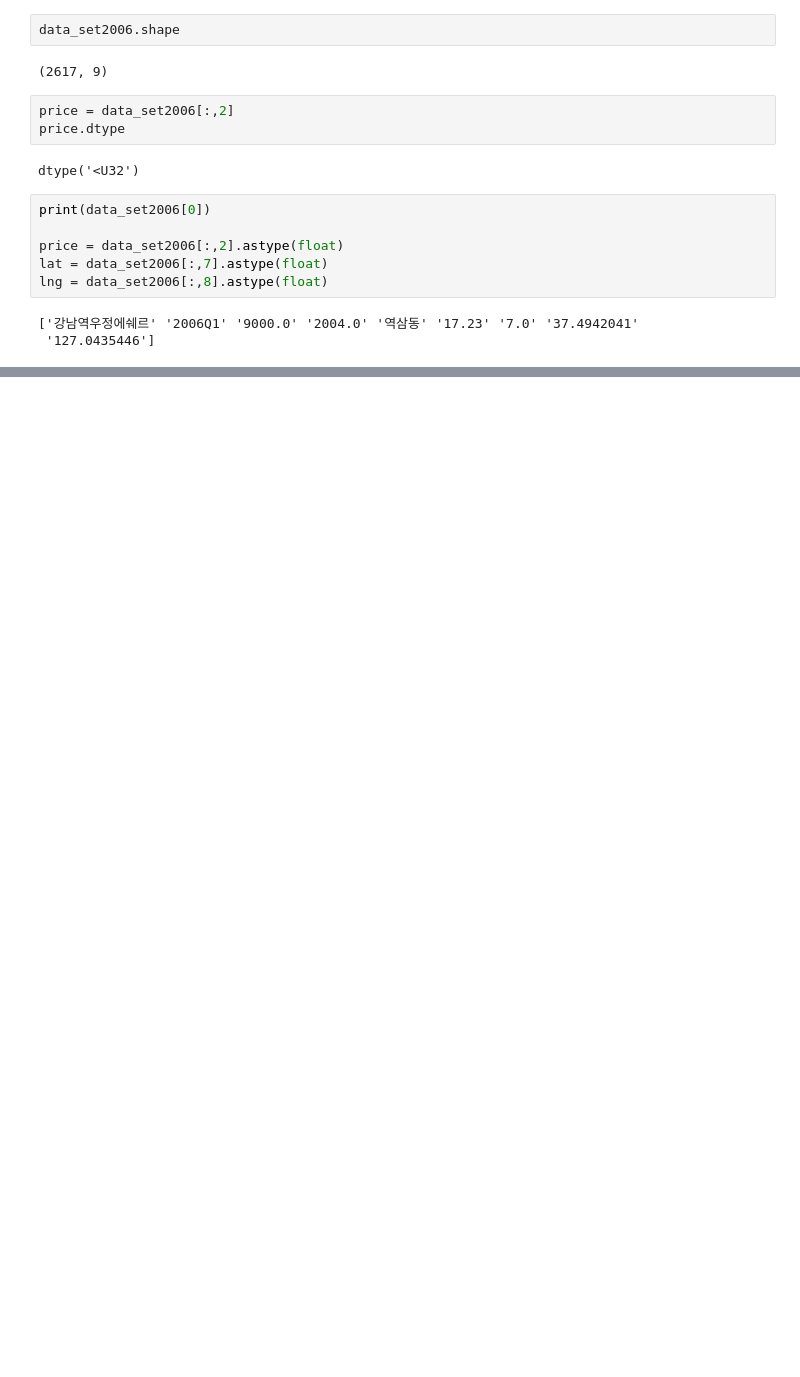
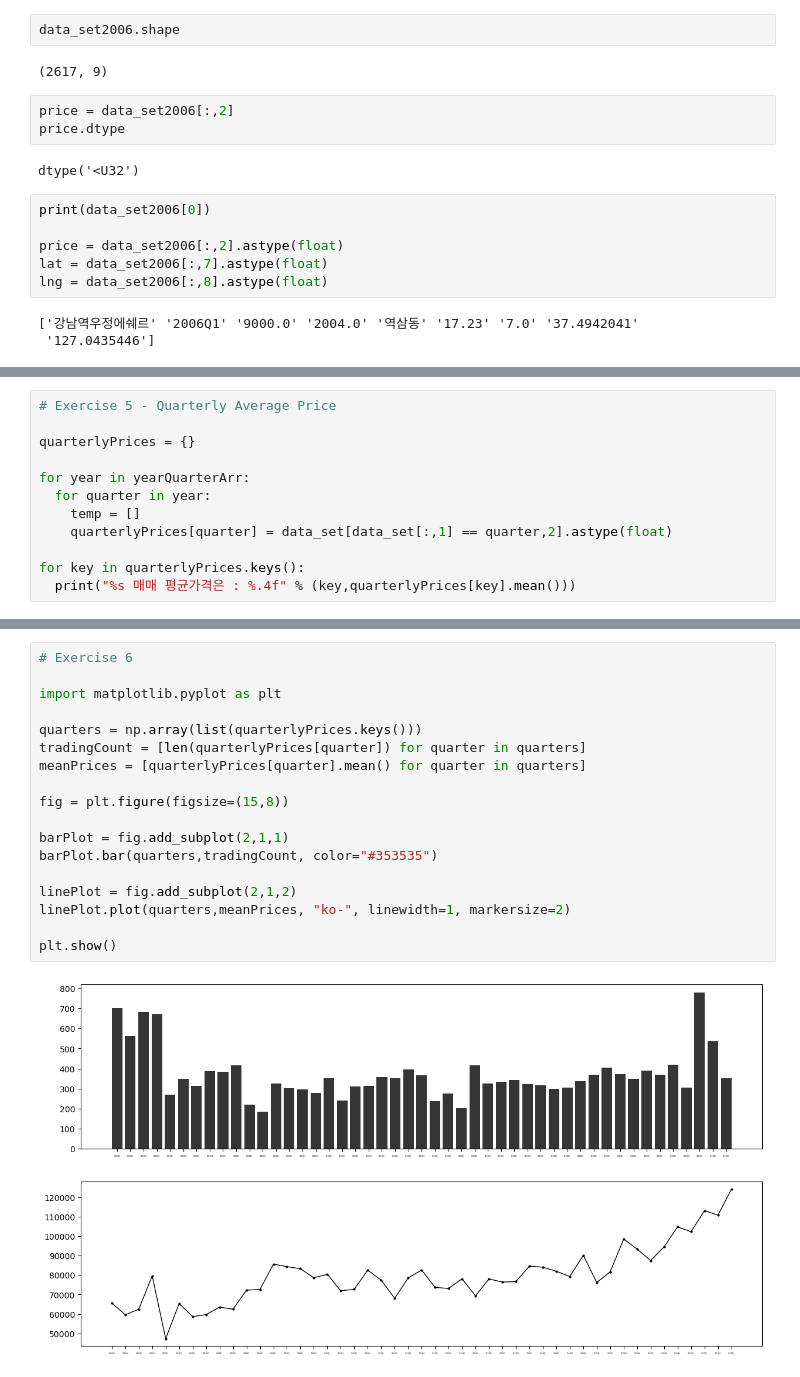
Before and after one commit to Jangmyun/Study, a Jupyter notebook: introduction_to_ai/exercise/22000771_week02.ipynb, the cells around one changed output, grey strips where cells are left out. Saved outputs shown, nothing was run; the diff lists cells and outputs as text; blank space fills up the shorter version.

Commit message:
exercise 1-6

```diff
--- a/introduction_to_ai/exercise/22000771_week02.ipynb
+++ b/introduction_to_ai/exercise/22000771_week02.ipynb
@@ -109,0 +141,12 @@ SyntaxError: invalid syntax (1031854054.py, line 7)
+# %%
+# Exercise 5 - Quarterly Average Price
+
+quarterlyPrices = {}
+
+for year in yearQuarterArr:
+  for quarter in year:
+    temp = []
+    quarterlyPrices[quarter] = data_set[data_set[:,1] == quarter,2].astype(float)
+
+for key in quarterlyPrices.keys():
+  print("%s 매매 평균가격은 : %.4f" % (key,quarterlyPrices[key].mean()))
@@ -109,0 +171,20 @@ SyntaxError: invalid syntax (1031854054.py, line 7)
+# %%
+# Exercise 6
+
+import matplotlib.pyplot as plt
+
+quarters = np.array(list(quarterlyPrices.keys()))
+tradingCount = [len(quarterlyPrices[quarter]) for quarter in quarters]
+meanPrices = [quarterlyPrices[quarter].mean() for quarter in quarters]
+
+fig = plt.figure(figsize=(15,8))
+
+barPlot = fig.add_subplot(2,1,1)
+barPlot.bar(quarters,tradingCount, color="#353535")
+
+linePlot = fig.add_subplot(2,1,2)
+linePlot.plot(quarters,meanPrices, "ko-", linewidth=1, markersize=2)
+
+plt.show()
+# %% [output]
+[figure, added]
```
Also changed, not shown: parts of 5 cells of this notebook.
